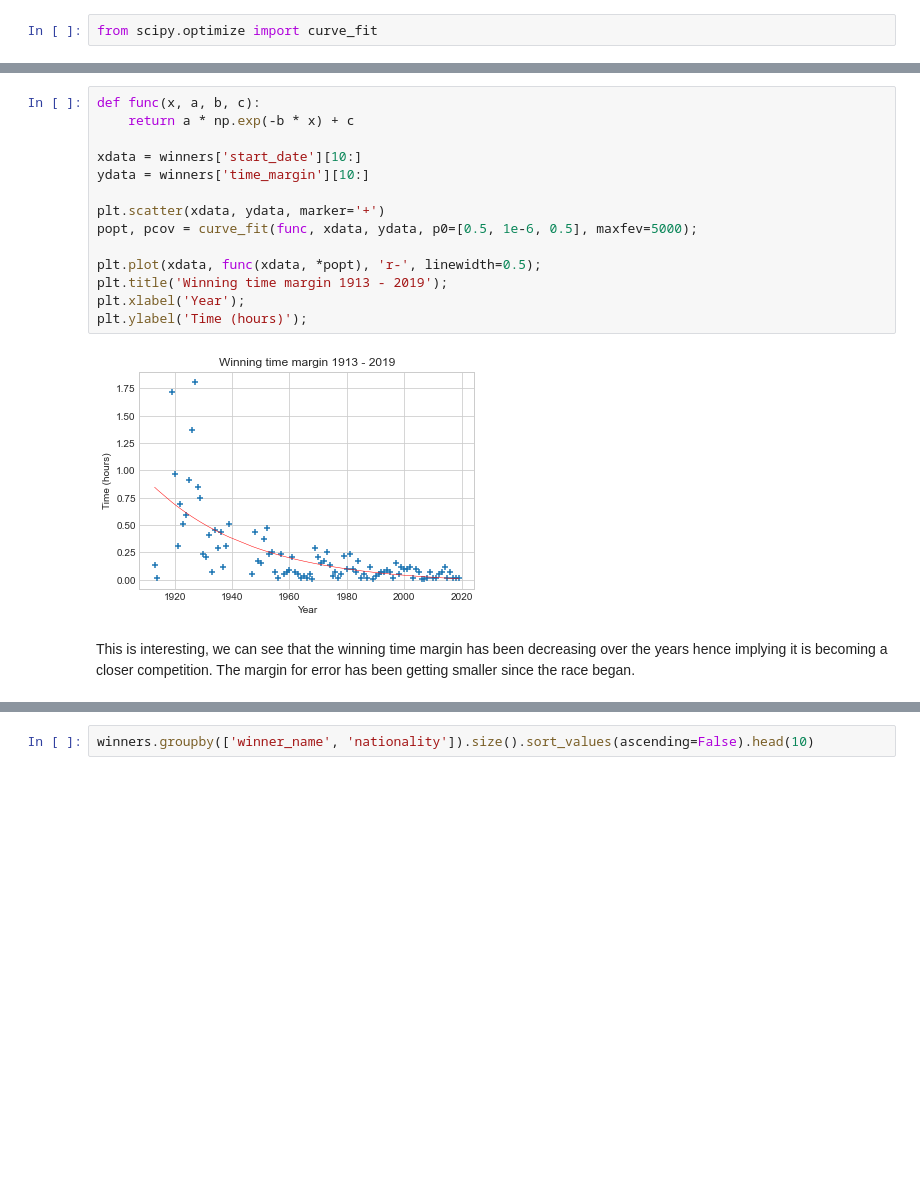
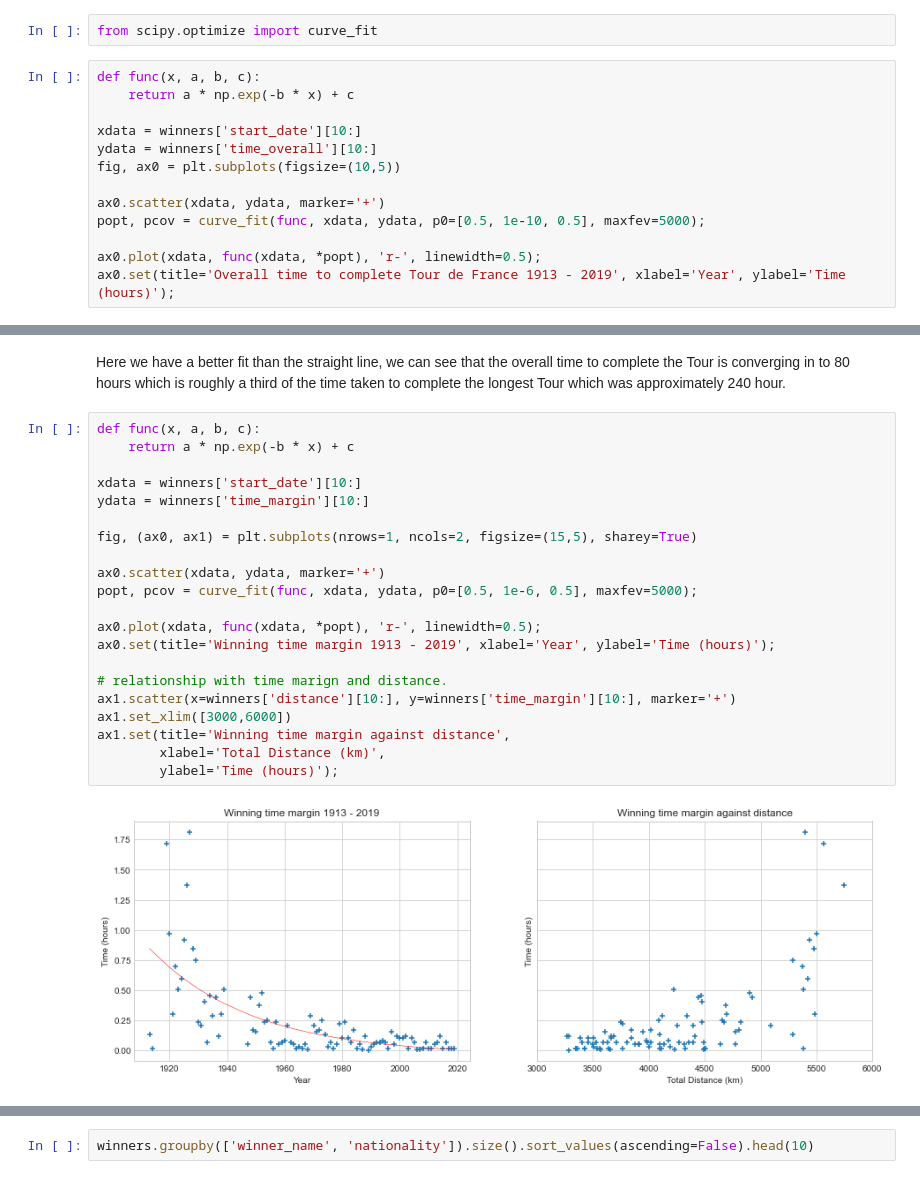
Before and after one commit to mbarnax/tdf-analysis-viz, a Jupyter notebook: tour-de-france.ipynb, the cells around one changed output, grey strips where cells are left out. Drawn from its saved outputs; the diff is of its cells as text; blank space fills up the shorter version.

```diff
--- a/tour-de-france.ipynb
+++ b/tour-de-france.ipynb
@@ -172,2 +193,15 @@ Can see that the winning time margin would fit an exponential curve better so go
 # %%
 from scipy.optimize import curve_fit
+# %%
+def func(x, a, b, c):
+    return a * np.exp(-b * x) + c
+
+xdata = winners['start_date'][10:]
+ydata = winners['time_overall'][10:]
+fig, ax0 = plt.subplots(figsize=(10,5))
+
+ax0.scatter(xdata, ydata, marker='+')
+popt, pcov = curve_fit(func, xdata, ydata, p0=[0.5, 1e-10, 0.5], maxfev=5000);
+
+ax0.plot(xdata, func(xdata, *popt), 'r-', linewidth=0.5);
+ax0.set(title='Overall time to complete Tour de France 1913 - 2019', xlabel='Year', ylabel='Time (hours)');
@@ -174,18 +210,25 @@ from scipy.optimize import curve_fit
+# %% [markdown]
+Here we have a better fit than the straight line, we can see that the overall time to complete the Tour is converging in to 80 hours which is roughly a third of the time taken to complete the longest Tour which was approximately 240 hour.
 # %%
 def func(x, a, b, c):
     return a * np.exp(-b * x) + c
 
 xdata = winners['start_date'][10:]
 ydata = winners['time_margin'][10:]
 
-plt.scatter(xdata, ydata, marker='+')
+fig, (ax0, ax1) = plt.subplots(nrows=1, ncols=2, figsize=(15,5), sharey=True)
+
+ax0.scatter(xdata, ydata, marker='+')
 popt, pcov = curve_fit(func, xdata, ydata, p0=[0.5, 1e-6, 0.5], maxfev=5000);
 
-plt.plot(xdata, func(xdata, *popt), 'r-', linewidth=0.5);
-plt.title('Winning time margin 1913 - 2019');
-plt.xlabel('Year');
-plt.ylabel('Time (hours)');
+ax0.plot(xdata, func(xdata, *popt), 'r-', linewidth=0.5);
+ax0.set(title='Winning time margin 1913 - 2019', xlabel='Year', ylabel='Time (hours)');
+
+# relationship with time marign and distance.
+ax1.scatter(x=winners['distance'][10:], y=winners['time_margin'][10:], marker='+')
+ax1.set_xlim([3000,6000])
+ax1.set(title='Winning time margin against distance',
+        xlabel='Total Distance (km)',
+        ylabel='Time (hours)');
 # %% [output]
-[figure, old version]
+[figure, new version]
-# %% [markdown]
-This is interesting, we can see that the winning time margin has been decreasing over the years hence implying it is becoming a closer competition. The margin for error has been getting smaller since the race began.
```
Also changed, not shown: parts of 25 cells of this notebook.
